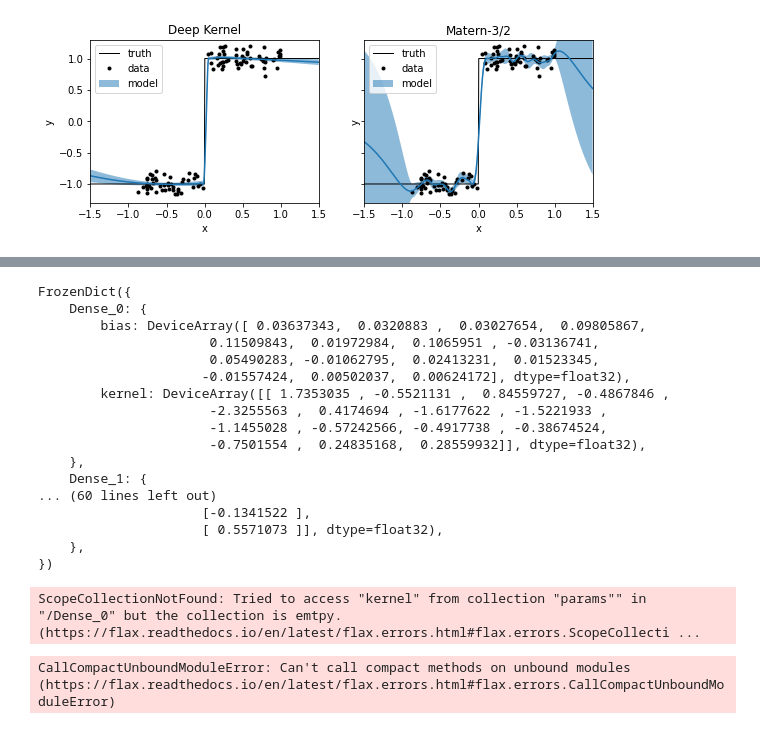
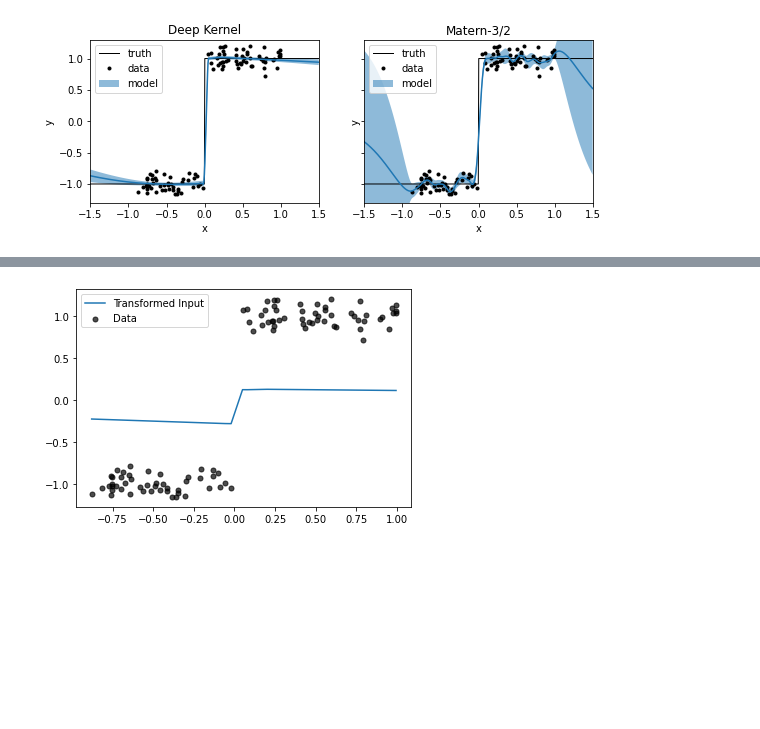
Before and after one commit to yadav-sachin/tinygp, a Jupyter notebook: docs/tutorials/test_temp.ipynb, the cells around one changed output, grey strips where cells are left out. Cells and saved outputs as stored; diff of their text form; code cells hidden in the pictures; blank space fills up the shorter version.

Commit message:
add transformed data plot

```diff
--- a/docs/tutorials/test_temp.ipynb
+++ b/docs/tutorials/test_temp.ipynb
@@ -93,13 +91,12 @@ class Deep_Kernel_GPLoss(nn.Module):
             kernel, x[:, None], diag=noise ** 2 + jnp.exp(2 * log_jitter)
         )
         log_prob, gp_cond = gp.condition(y, t[:, None])
-        return -log_prob, (gp_cond.loc, gp_cond.variance), transform
+        return -log_prob, (gp_cond.loc, gp_cond.variance), transform(x[:, None])
 
 
 def loss_func(model):
     def loss(params):
         return model.apply(params, x, y, t)[0]
-
     return loss
 
 models_list = []
@@ -161,34 +138,8 @@ FrozenDict({
-# %%
-params_list[0]["params"]["Transformer_0"]
-# %% [output]
-FrozenDict({
-    Dense_0: {
-        bias: DeviceArray([ 0.03637343,  0.0320883 ,  0.03027654,  0.09805867,
-                      0.11509843,  0.01972984,  0.1065951 , -0.03136741,
-                      0.05490283, -0.01062795,  0.02413231,  0.01523345,
-                     -0.01557424,  0.00502037,  0.00624172], dtype=float32),
-        kernel: DeviceArray([[ 1.7353035 , -0.5521131 ,  0.84559727, -0.4867846 ,
-                      -2.3255563 ,  0.4174694 , -1.6177622 , -1.5221933 ,
-                      -1.1455028 , -0.57242566, -0.4917738 , -0.38674524,
-                      -0.7501554 ,  0.24835168,  0.28559932]], dtype=float32),
-    },
-    Dense_1: {
-... (60 lines left out)
-                     [-0.1341522 ],
-                     [ 0.5571073 ]], dtype=float32),
-    },
-})
-# %%
-transform = Transformer()
-transform.apply(params_list[0]["params"]["Transformer_0"], x)
-# %% [output]
-ScopeCollectionNotFound: Tried to access "kernel" from collection "params"" in "/Dense_0" but the collection is emtpy. (https://flax.readthedocs.io/en/latest/flax.errors.html#flax.errors.ScopeCollecti ...
 # %%
-# transform = Transformer()
-# z = transform(x)
-# plt.figure()
-# plt.plot(x, z, label="Transformed Input")
-# plt.scatter(x, y, color="k", alpha=0.7, s=25, label="Data")
-# plt.legend()
+plt.figure()
+x_transform = models_list[0].apply(params_list[0], x, y, t)[2]
+plt.plot(x.squeeze(), x_transform, label='Transformed Input')
+plt.scatter(x.squeeze(), y, color='k', alpha=0.7, s=25, label='Data')
+_= plt.legend()
 # %% [output]
-CallCompactUnboundModuleError: Can't call compact methods on unbound modules (https://flax.readthedocs.io/en/latest/flax.errors.html#flax.errors.CallCompactUnboundModuleError)
+[figure, added]
```
Also changed, not shown: parts of 2 cells of this notebook.
